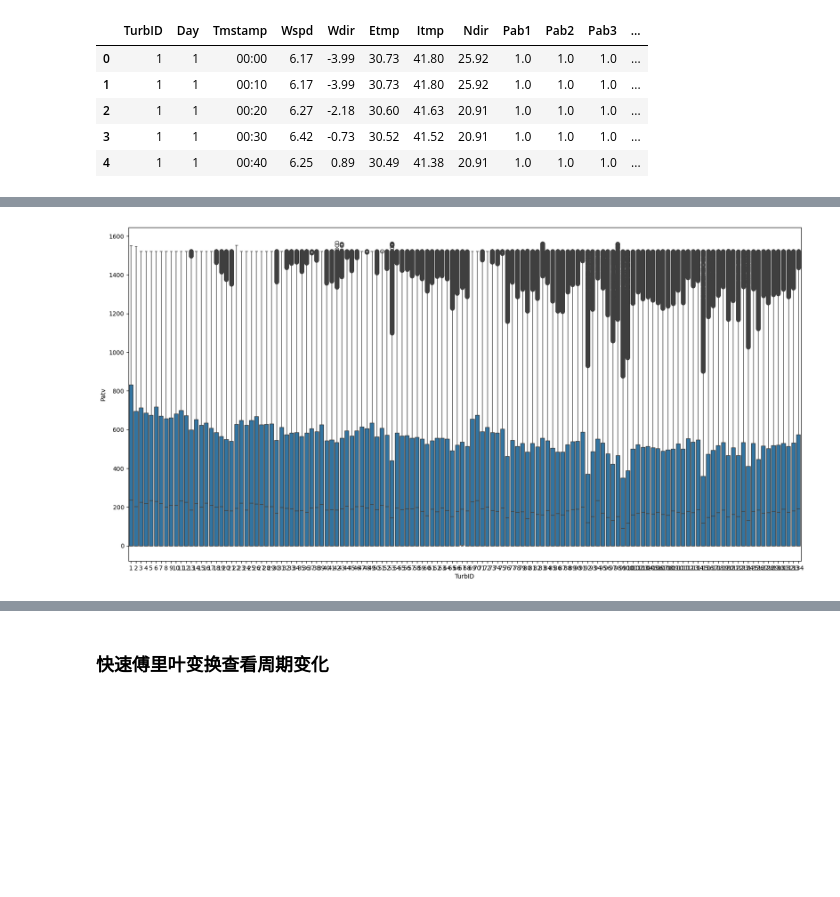
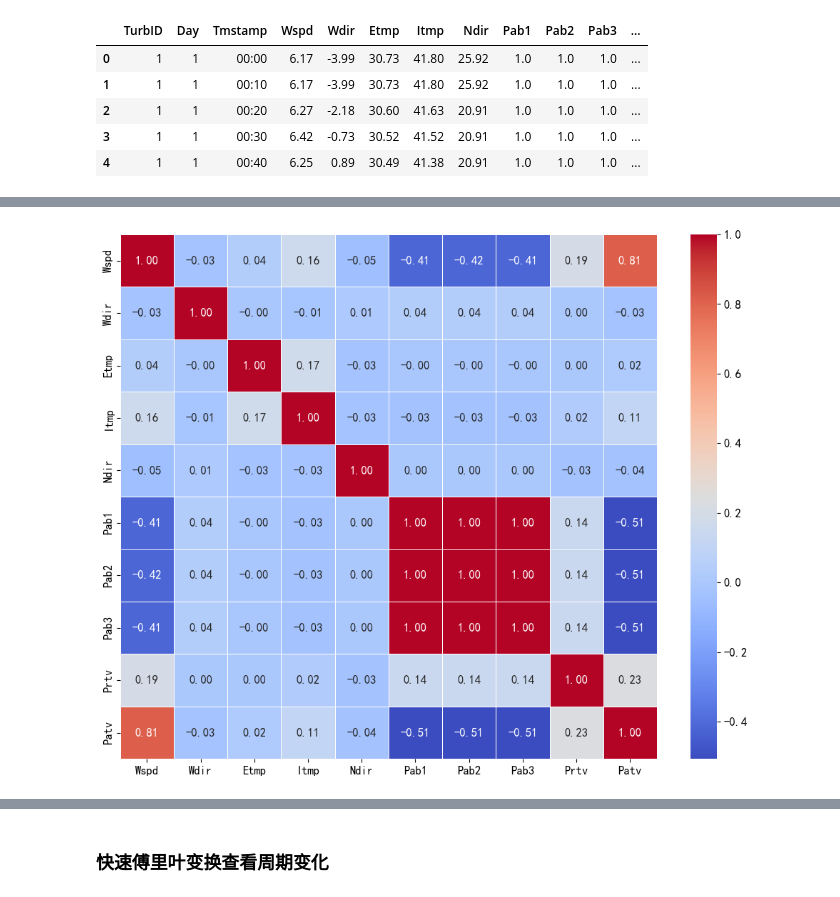
Before and after one commit to GKDGKD/KDD_CUP_2022, a Jupyter notebook: notebook/kdd_EDA.ipynb, the cells around one changed output, grey strips where cells are left out. Cells and saved outputs as stored; diff of their text form; code cells hidden in the pictures; blank space fills up the shorter version.

```diff
--- a/notebook/kdd_EDA.ipynb
+++ b/notebook/kdd_EDA.ipynb
@@ -66,6 +69,18 @@ data.describe()
-# %%
-plt.figure(figsize=(20, 10))
-sns.boxplot(data=data, x='TurbID', y='Patv')
-plt.show()
-# %% [output]
-[figure, removed]
+# %%
+# 计算特征之间的相关系数
+df = data[['Wspd', 'Wdir', 'Etmp', 'Itmp', 'Ndir',
+       'Pab1', 'Pab2', 'Pab3', 'Prtv', 'Patv']]
+correlation_matrix = df.corr()
+
+# 绘制热力图
+plt.figure(figsize=(10, 8), facecolor='w')
+plt.rcParams['font.sans-serif'] = ['SimHei'] # 黑体
+plt.rcParams['axes.unicode_minus'] = False   # 解决无法显示符号的问题
+sns.heatmap(correlation_matrix, annot=True, cmap='coolwarm', fmt=".2f", linewidths=0.5)
+# plt.title('特征相关系数热力图')
+plt.tight_layout()
+plt.savefig('特征相关系数热力图.png', dpi=300)
+plt.savefig('特征相关系数热力图.svg', dpi=300)
+plt.show()
+# %% [output]
+[figure, added]
```
Also changed, not shown: parts of 8 cells of this notebook, 23 other files.
